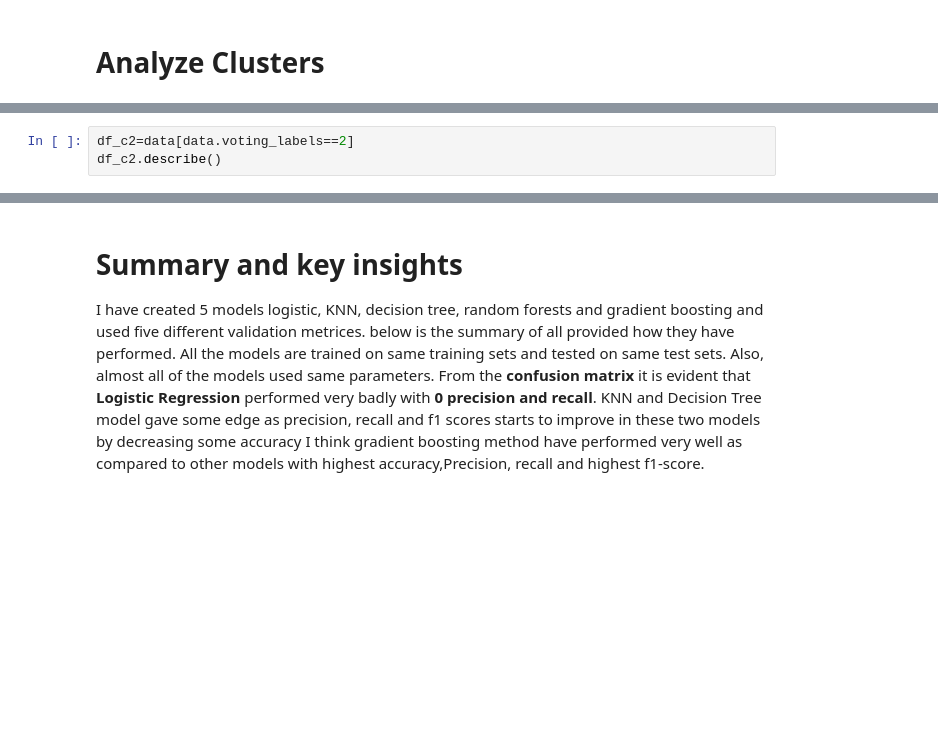
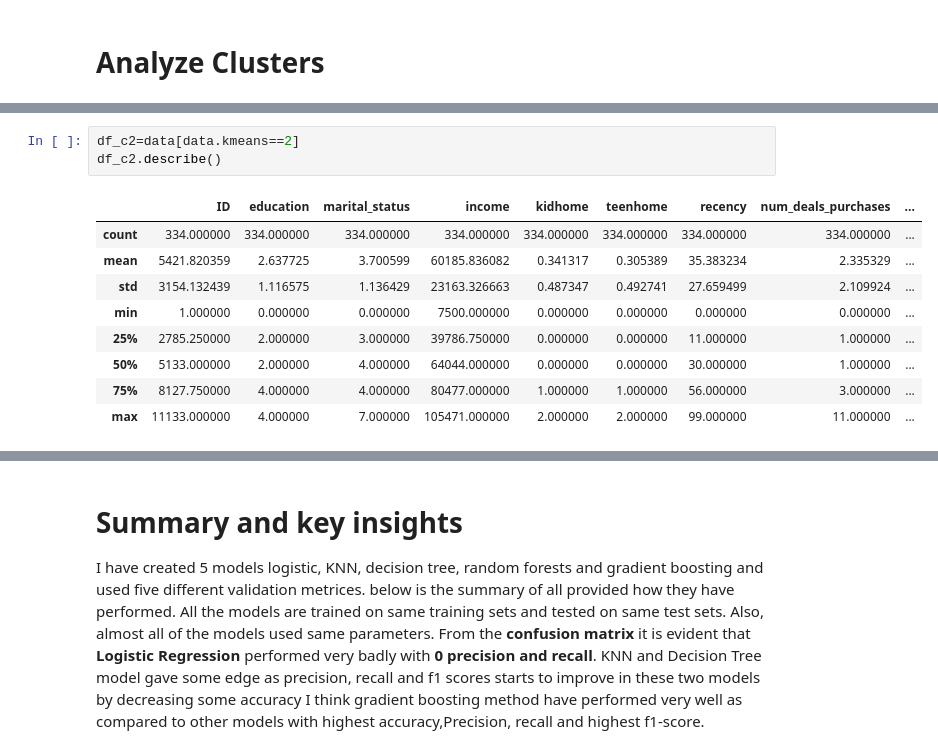
Before and after one commit to sanjeevtyagi170/tyagisx-projects, a Jupyter notebook: coursera-unsupervised.ipynb, the cells around one changed output, grey strips where cells are left out. Cells and saved outputs as stored; diff of their text form; blank space fills up the shorter version.

```diff
--- a/coursera-unsupervised.ipynb
+++ b/coursera-unsupervised.ipynb
@@ -214,4 +351,14 @@ df_c1.describe()
 # %%
-df_c2=data[data.voting_labels==2]
+df_c2=data[data.kmeans==2]
 df_c2.describe()
+# %% [output]
+|  | ID | education | marital_status | income | kidhome | teenhome | recency | num_deals_purchases | ... |
+| count | 334.000000 | 334.000000 | 334.000000 | 334.000000 | 334.000000 | 334.000000 | 334.000000 | 334.000000 | ... |
+| mean | 5421.820359 | 2.637725 | 3.700599 | 60185.836082 | 0.341317 | 0.305389 | 35.383234 | 2.335329 | ... |
+| std | 3154.132439 | 1.116575 | 1.136429 | 23163.326663 | 0.487347 | 0.492741 | 27.659499 | 2.109924 | ... |
+| min | 1.000000 | 0.000000 | 0.000000 | 7500.000000 | 0.000000 | 0.000000 | 0.000000 | 0.000000 | ... |
+| 25% | 2785.250000 | 2.000000 | 3.000000 | 39786.750000 | 0.000000 | 0.000000 | 11.000000 | 1.000000 | ... |
+| 50% | 5133.000000 | 2.000000 | 4.000000 | 64044.000000 | 0.000000 | 0.000000 | 30.000000 | 1.000000 | ... |
+| 75% | 8127.750000 | 4.000000 | 4.000000 | 80477.000000 | 1.000000 | 1.000000 | 56.000000 | 3.000000 | ... |
+| max | 11133.000000 | 4.000000 | 7.000000 | 105471.000000 | 2.000000 | 2.000000 | 99.000000 | 11.000000 | ... |
 # %%
```
Also changed, not shown: parts of 28 cells of this notebook.
